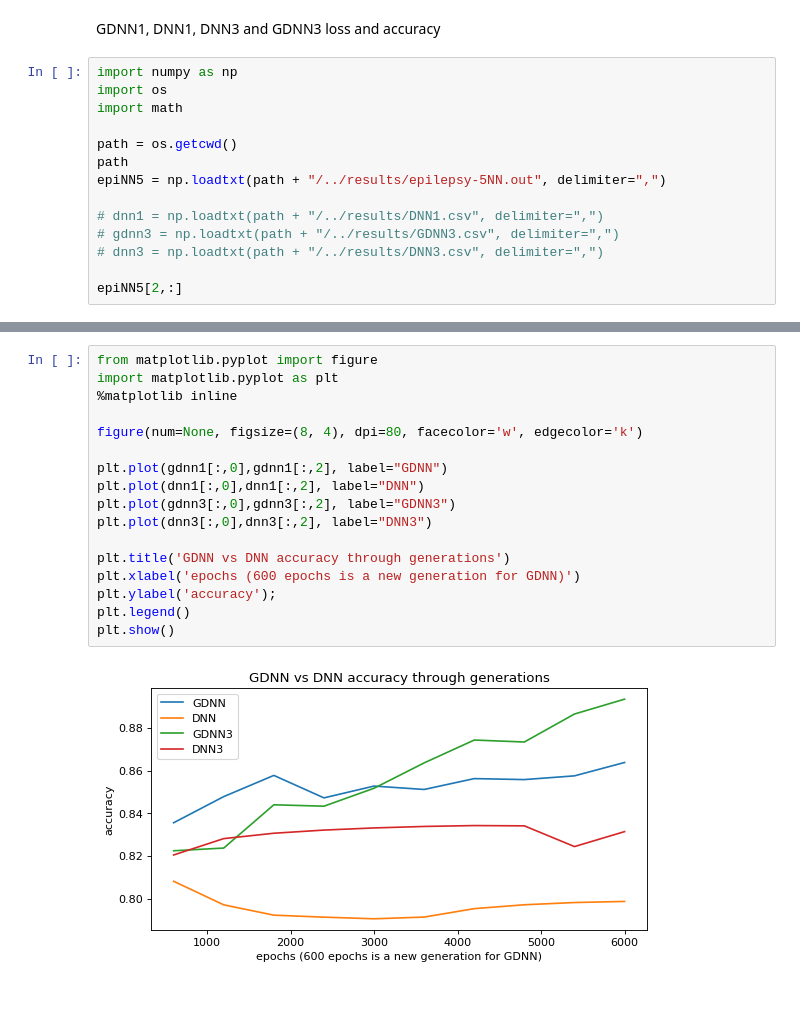
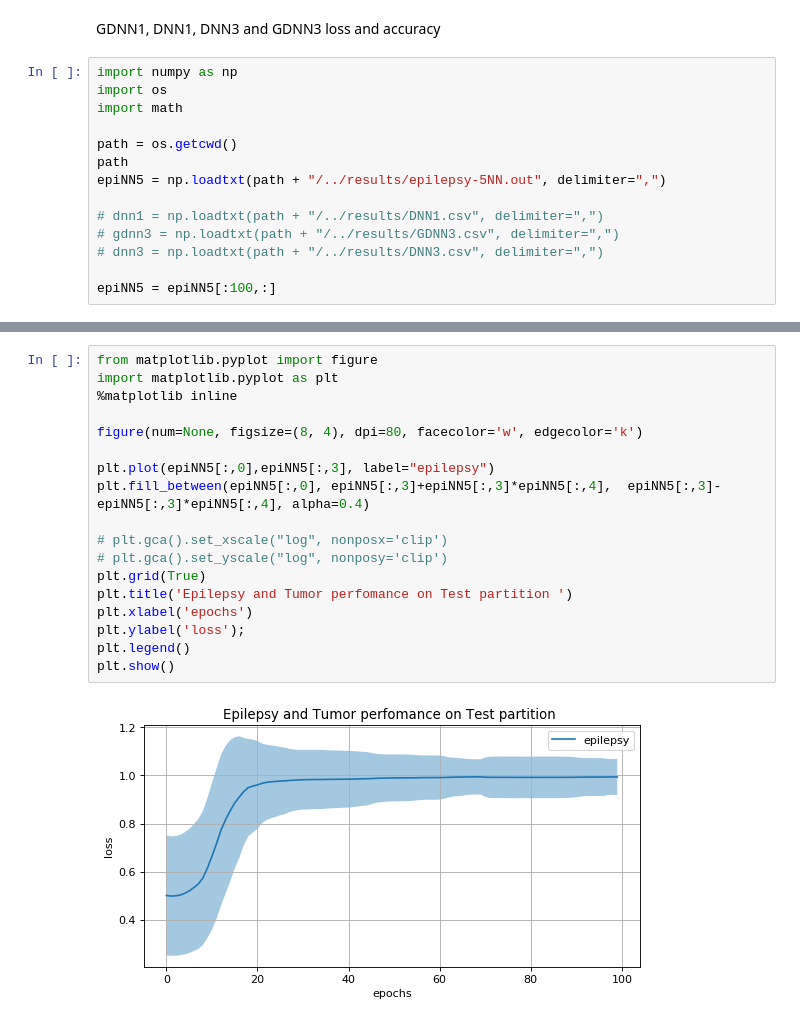
Before and after one commit to gmaggiotti/brain-disorders-prediction, a Jupyter notebook: src/results.ipynb, the cells around one changed output, grey strips where cells are left out. Saved outputs shown, nothing was run; the diff lists cells and outputs as text; blank space fills up the shorter version.

```diff
--- a/src/results.ipynb
+++ b/src/results.ipynb
@@ -15,4 +15,4 @@ epiNN5 = np.loadtxt(path + "/../results/epilepsy-5NN.out", delimiter=",")
 # gdnn3 = np.loadtxt(path + "/../results/GDNN3.csv", delimiter=",")
 # dnn3 = np.loadtxt(path + "/../results/DNN3.csv", delimiter=",")
 
-epiNN5[2,:]
+epiNN5 = epiNN5[:100,:]
@@ -43,19 +39,20 @@ plt.show()
 # %%
 from matplotlib.pyplot import figure
 import matplotlib.pyplot as plt
 %matplotlib inline
 
 figure(num=None, figsize=(8, 4), dpi=80, facecolor='w', edgecolor='k')
 
-plt.plot(gdnn1[:,0],gdnn1[:,2], label="GDNN")
-plt.plot(dnn1[:,0],dnn1[:,2], label="DNN")
-plt.plot(gdnn3[:,0],gdnn3[:,2], label="GDNN3")
-plt.plot(dnn3[:,0],dnn3[:,2], label="DNN3")
+plt.plot(epiNN5[:,0],epiNN5[:,3], label="epilepsy")
+plt.fill_between(epiNN5[:,0], epiNN5[:,3]+epiNN5[:,3]*epiNN5[:,4],  epiNN5[:,3]-epiNN5[:,3]*epiNN5[:,4], alpha=0.4)
 
-plt.title('GDNN vs DNN accuracy through generations')
-plt.xlabel('epochs (600 epochs is a new generation for GDNN)')
-plt.ylabel('accuracy');
+# plt.gca().set_xscale("log", nonposx='clip')
+# plt.gca().set_yscale("log", nonposy='clip')
+plt.grid(True)
+plt.title('Epilepsy and Tumor perfomance on Test partition ')
+plt.xlabel('epochs')
+plt.ylabel('loss');
 plt.legend()
 plt.show()
 # %% [output]
-[figure, old version]
+[figure, new version]
```
Also changed, not shown: parts of 2 cells of this notebook, 1 other file.
